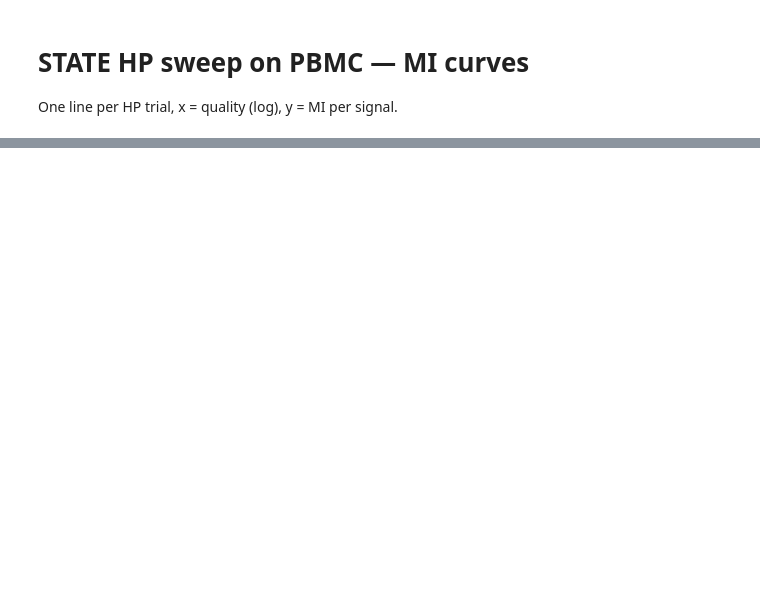
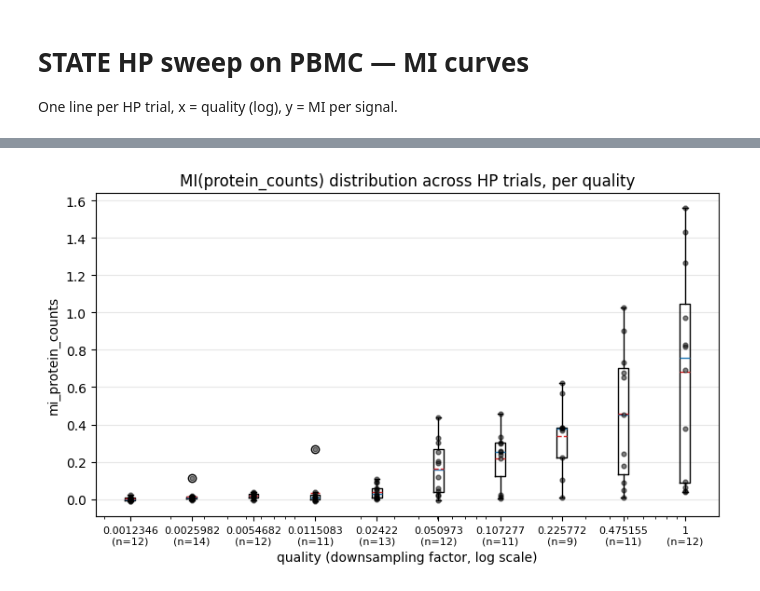
Before and after one commit to igor-sadalski/Scaling-up-measurement-noise-scaling-laws, a Jupyter notebook: analysis/2026-04-16_14-43_plotting_state_hparam_sweep_pbmc.ipynb, the cells around one changed output, grey strips where cells are left out. Saved outputs shown, nothing was run; the diff lists cells and outputs as text; code cells hidden in the pictures; blank space fills up the shorter version.

```diff
--- a/analysis/2026-04-16_14-43_plotting_state_hparam_sweep_pbmc.ipynb
+++ b/analysis/2026-04-16_14-43_plotting_state_hparam_sweep_pbmc.ipynb
@@ -103,0 +171,42 @@ else:
+# %%
+# Box plot: distribution of mi_protein_counts across HP trials, one box per quality.
+# x-axis is true log scale (positions = quality, ax.set_xscale('log')).
+import matplotlib.pyplot as plt
+import numpy as np
+
+mi_col = 'mi_protein_counts'
+if mi_col not in df.columns:
+    print(f'{mi_col} not found — nothing to plot.')
+else:
+    sub = df[df[mi_col].notna()]
+    qualities = sorted(sub['quality'].unique())
+    data = [sub.loc[sub['quality'] == q, mi_col].values for q in qualities]
+    n_per = [len(d) for d in data]
+
+    fig, ax = plt.subplots(figsize=(7.5, 4.5))
+    positions = np.array(qualities, dtype=float)
+    # On a log axis, a constant linear `width` would look microscopic at small x
+    # and huge at large x. Pick a constant log-space half-width (≈12%) and emit
+    # asymmetric widths in linear units that map to it.
+    w = 0.12
+    widths = positions * (np.exp(w) - np.exp(-w)) / 2
+    ax.boxplot(data, positions=positions, widths=widths,
+               showmeans=True, meanline=True,
+               medianprops=dict(color='C0'),
+               meanprops=dict(color='C3', linestyle='--'))
+    for pos, d in zip(positions, data):
+        ax.scatter(np.full_like(d, pos, dtype=float), d,
+                   s=12, alpha=0.5, color='k', zorder=3)
+
+    ax.set_xscale('log')
+    ax.set_xticks(positions)
+    ax.set_xticklabels([f'{q:g}\n(n={n})' for q, n in zip(qualities, n_per)],
+                       fontsize=8)
+    ax.set_xlabel('quality (downsampling factor, log scale)')
+    ax.set_ylabel('mi_protein_counts')
+    ax.set_title('MI(protein_counts) distribution across HP trials, per quality')
+    ax.grid(alpha=0.3, axis='y')
+    plt.tight_layout()
+    plt.show()
+# %% [output]
+[figure, added]
```
Also changed, not shown: parts of 4 cells of this notebook, 9 other files.
